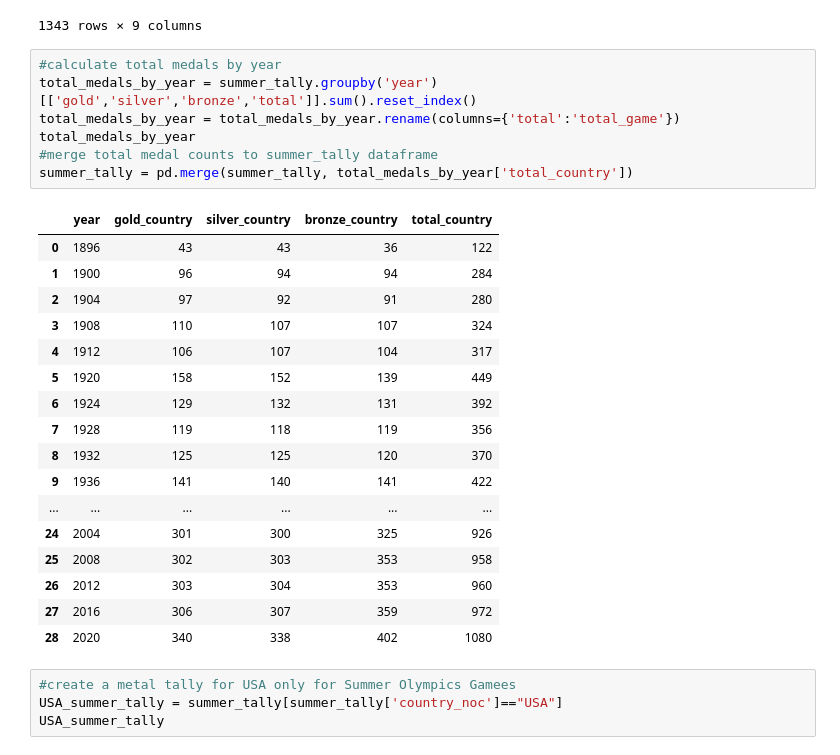
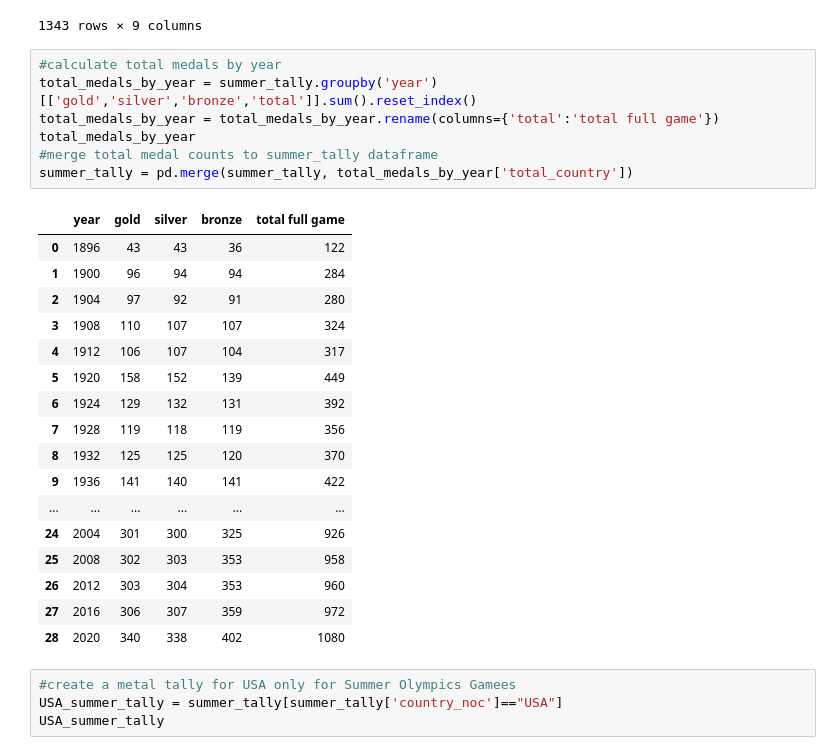
Before and after one commit to tristanpadiou/Group-Project-1, a Jupyter notebook: Olympics_Tally.ipynb, the cells around one changed output. Saved outputs shown, nothing was run; the diff lists cells and outputs as text.

```diff
--- a/Olympics_Tally.ipynb
+++ b/Olympics_Tally.ipynb
@@ -118,12 +118,12 @@ summer_tally
 # %%
 #calculate total medals by year
 total_medals_by_year = summer_tally.groupby('year')[['gold','silver','bronze','total']].sum().reset_index()
-total_medals_by_year = total_medals_by_year.rename(columns={'total':'total_game'})
+total_medals_by_year = total_medals_by_year.rename(columns={'total':'total full game'})
 total_medals_by_year
 #merge total medal counts to summer_tally dataframe
 summer_tally = pd.merge(summer_tally, total_medals_by_year['total_country'])
 # %% [output]
-|  | year | gold_country | silver_country | bronze_country | total_country |
+|  | year | gold | silver | bronze | total full game |
 | 0 | 1896 | 43 | 43 | 36 | 122 |
 | 1 | 1900 | 96 | 94 | 94 | 284 |
 | 2 | 1904 | 97 | 92 | 91 | 280 |
```
